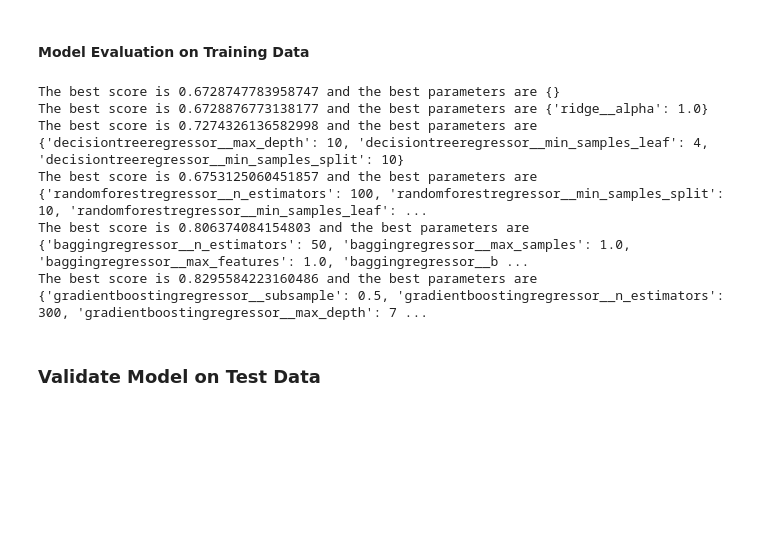
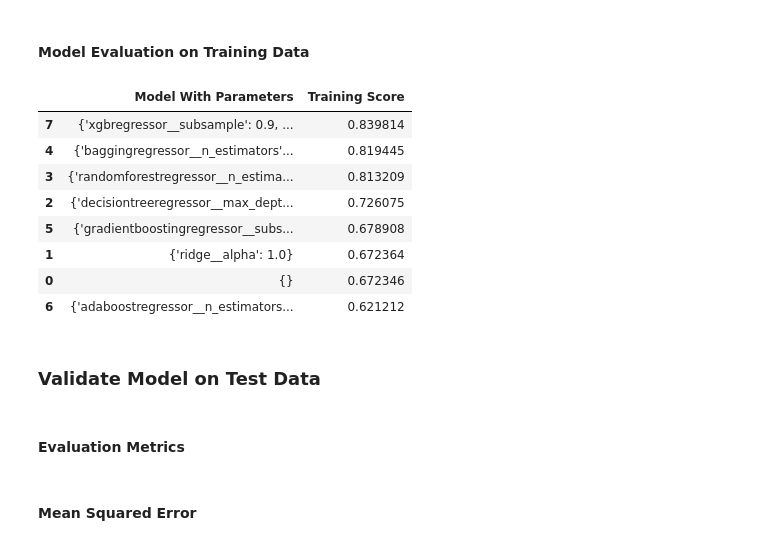
Before and after one commit to sohbatSandhu/california-housing-price-prediction, a Jupyter notebook: notebooks/Model Training.ipynb, the cells around one changed output. Saved outputs shown, nothing was run; the diff lists cells and outputs as text; code cells hidden in the pictures; blank space fills up the shorter version.

Commit message:
Update Model training with different metrics for evaluation

```diff
--- a/notebooks/Model Training.ipynb
+++ b/notebooks/Model Training.ipynb
@@ -1441,39 +1398,47 @@ xgb_results.T
 # %% [markdown]
 #### Model Evaluation on Training Data
-# %%
-# @title Best Model based on R2 score with tuned hyperparameters
-print(
-    f"The best score is {linear_GS.best_score_} and the best parameters are {linear_GS.best_params_}"
-)
-print(
-    f"The best score is {ridge_GS.best_score_} and the best parameters are {ridge_GS.best_params_}"
-)
-print(
-    f"The best score is {dt_GS.best_score_} and the best parameters are {dt_GS.best_params_}"
-)
-print(
-    f"The best score is {rf_RS.best_score_} and the best parameters are {rf_RS.best_params_}"
-)
-# print(f"The best score is {svr_RS.best_score_} and the best parameters are {svr_RS.best_params_}")
-print(
-    f"The best score is {bagging_RS.best_score_} and the best parameters are {bagging_RS.best_params_}"
-)
-print(
-    f"The best score is {gb_RS.best_score_} and the best parameters are {gb_RS.best_params_}"
-)
-print(
-    f"The best score is {ada_RS.best_score_} and the best parameters are {ada_RS.best_params_}"
-)
-print(
-    f"The best score is {xgb_RS.best_score_} and the best parameters are {xgb_RS.best_params_}"
-)
-# %% [output]
-The best score is 0.6728747783958747 and the best parameters are {}
-The best score is 0.6728876773138177 and the best parameters are {'ridge__alpha': 1.0}
-The best score is 0.7274326136582998 and the best parameters are {'decisiontreeregressor__max_depth': 10, 'decisiontreeregressor__min_samples_leaf': 4, 'decisiontreeregressor__min_samples_split': 10}
-The best score is 0.6753125060451857 and the best parameters are {'randomforestregressor__n_estimators': 100, 'randomforestregressor__min_samples_split': 10, 'randomforestregressor__min_samples_leaf': ...
-The best score is 0.806374084154803 and the best parameters are {'baggingregressor__n_estimators': 50, 'baggingregressor__max_samples': 1.0, 'baggingregressor__max_features': 1.0, 'baggingregressor__b ...
-The best score is 0.8295584223160486 and the best parameters are {'gradientboostingregressor__subsample': 0.5, 'gradientboostingregressor__n_estimators': 300, 'gradientboostingregressor__max_depth': 7 ...
+# %%
+training_dict = {
+    'Model With Parameters' : [],
+    'Training Score' : []
+}
+# %%
+# Best Model based on R2 score with tuned hyperparameters
+training_dict['Model With Parameters'].append(linear_GS.best_params_)
+training_dict['Training Score'].append(linear_GS.best_score_)
+
+training_dict['Model With Parameters'].append(ridge_GS.best_params_)
+training_dict['Training Score'].append(ridge_GS.best_score_)
+
+training_dict['Model With Parameters'].append(dt_GS.best_params_)
+training_dict['Training Score'].append(dt_GS.best_score_)
+
+training_dict['Model With Parameters'].append(rf_RS.best_params_)
+training_dict['Training Score'].append(rf_RS.best_score_)
+
+training_dict['Model With Parameters'].append(bagging_RS.best_params_)
+training_dict['Training Score'].append(bagging_RS.best_score_)
+
+training_dict['Model With Parameters'].append(gb_RS.best_params_)
+training_dict['Training Score'].append(gb_RS.best_score_)
+
+training_dict['Model With Parameters'].append(ada_RS.best_params_)
+training_dict['Training Score'].append(ada_RS.best_score_)
+
+training_dict['Model With Parameters'].append(xgb_RS.best_params_)
+training_dict['Training Score'].append(xgb_RS.best_score_)
+# %%
+pd.DataFrame(training_dict).sort_values(by="Training Score", ascending=False)
+# %% [output]
+|  | Model With Parameters | Training Score |
+| 7 | {'xgbregressor__subsample': 0.9, ... | 0.839814 |
+| 4 | {'baggingregressor__n_estimators'... | 0.819445 |
+| 3 | {'randomforestregressor__n_estima... | 0.813209 |
+| 2 | {'decisiontreeregressor__max_dept... | 0.726075 |
+| 5 | {'gradientboostingregressor__subs... | 0.678908 |
+| 1 | {'ridge__alpha': 1.0} | 0.672364 |
+| 0 | {} | 0.672346 |
+| 6 | {'adaboostregressor__n_estimators... | 0.621212 |
 # %% [markdown]
 ### Validate Model on Test Data
 # %%
@@ -1489,3 +1454,5 @@ pred_gb_RS = gb_RS.predict(transformed_engineered_X_test)
 pred_bagging_RS = bagging_RS.predict(transformed_engineered_X_test)
 pred_ada_RS = ada_RS.predict(transformed_engineered_X_test)
 pred_xgb_RS = xgb_RS.predict(transformed_engineered_X_test)
+# %% [markdown]
+#### Evaluation Metrics
@@ -1492,3 +1468,5 @@ pred_xgb_RS = xgb_RS.predict(transformed_engineered_X_test)
+# %% [markdown]
+#### Mean Squared Error
 # %%
 linear_mse = mean_squared_error(y_test, pred_linear_GS)
 ridge_mse = mean_squared_error(y_test, pred_ridge_GS)
```
Also changed, not shown: parts of 19 cells of this notebook.
